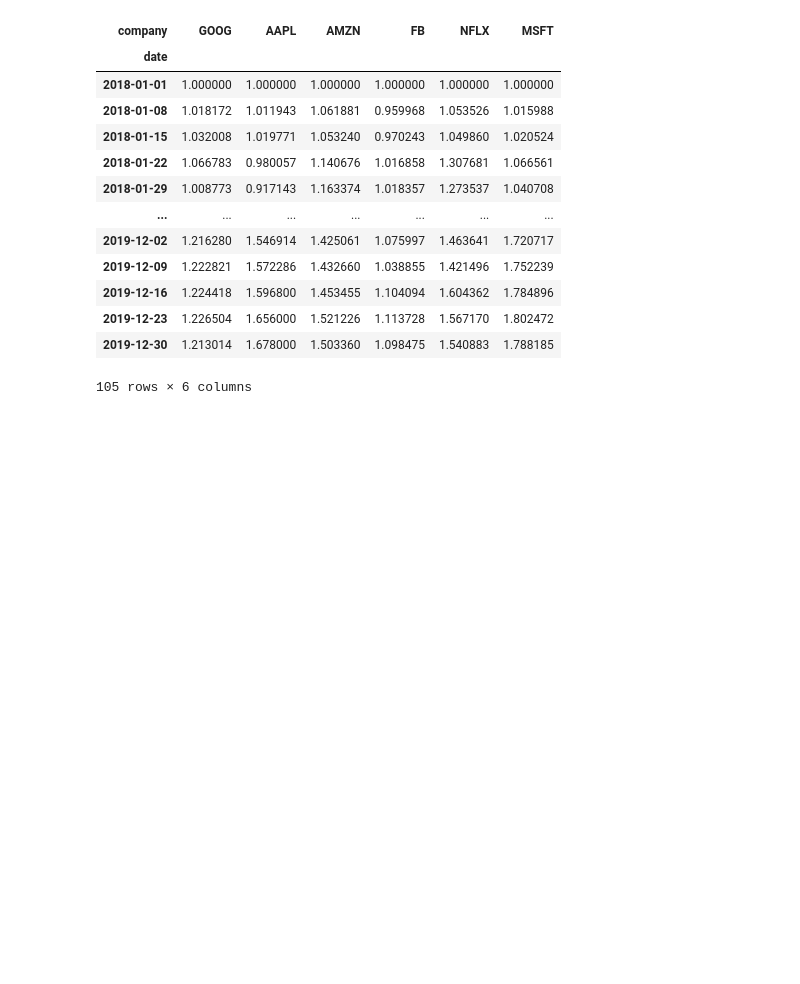
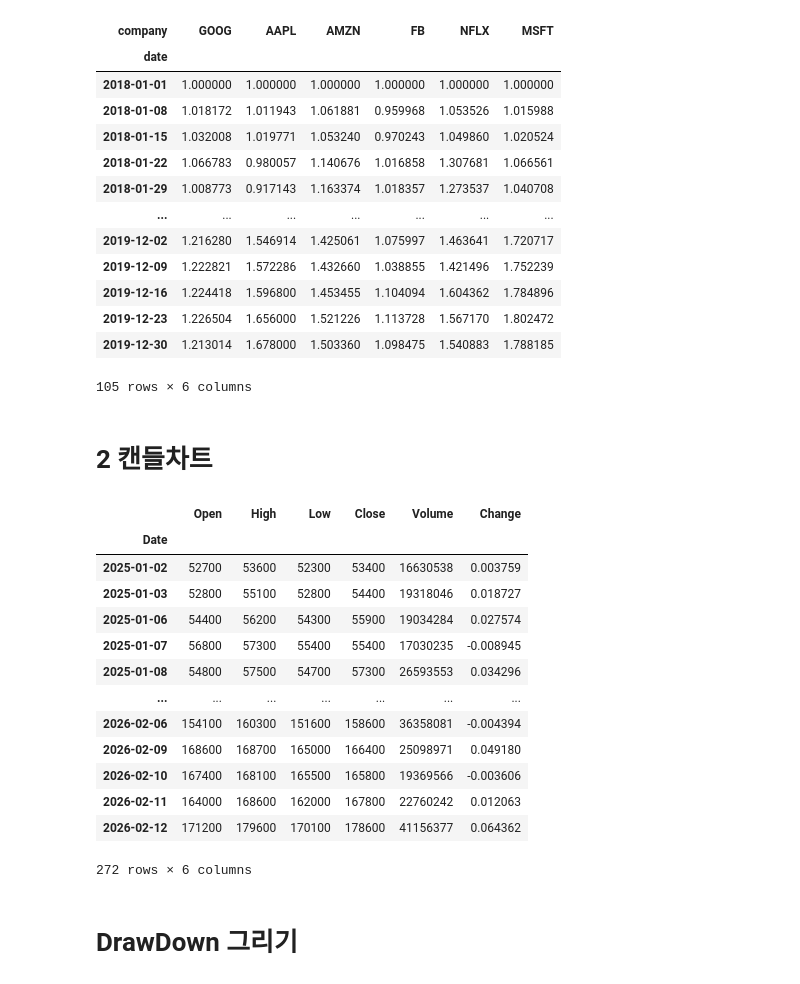
Before and after one commit to bbangwon/finance-study, a Jupyter notebook: study_004.ipynb, the cells around one changed output. Drawn from its saved outputs; the diff is of its cells as text; code cells hidden in the pictures; blank space fills up the shorter version.

```diff
--- a/study_004.ipynb
+++ b/study_004.ipynb
@@ -50,3 +50,56 @@ df
 # %%
 fig = px.area(df, facet_col="company", facet_col_wrap=2)
 fig.show()
+# %% [markdown]
+# 2 캔들차트
+# %%
+def stockDataReader_fn(stock_name, start_date=None, end_date=None):
+    import FinanceDataReader as fdr
+    import datetime
+    import os
+    import pandas as pd
+
+    # 1. 저장 파일 형식에 필요한 Data 불러오기
+    today_year = datetime.datetime.today().year
+    today_month = datetime.datetime.today().month
+    today_day = datetime.datetime.today().day
+
+    # 2. KRX 종목 DataFrame 존재 여부 확인
+    csv_path = "krx_df_{}_{}_{}.csv".format(today_year, today_month, today_day)
+
+    if os.path.isfile(csv_path):
+        krx_df = pd.read_csv(csv_path)
+    else:
+        krx_df = fdr.StockListing("KRX")
+        krx_df.to_csv(csv_path)
+
+    # 3. 종목 코드 찾기
+    if stock_name in krx_df["Name"].values:
+        stock_symbol = krx_df[krx_df["Name"] == stock_name]["Code"].values[0]
+    else:
+        print("해당 종목이 없습니다.")
+        raise "해당 종목이 없습니다."
+
+    stock_df = fdr.DataReader(stock_symbol, start=start_date, end=end_date)
+    return stock_df
+# %%
+stock_name = "삼성전자"
+start_date = "2025"
+
+df = stockDataReader_fn(stock_name, start_date=start_date)
+df
+# %% [output]
+|  | Open | High | Low | Close | Volume | Change |
+| Date |  |  |  |  |  |  |
+| 2025-01-02 | 52700 | 53600 | 52300 | 53400 | 16630538 | 0.003759 |
+| 2025-01-03 | 52800 | 55100 | 52800 | 54400 | 19318046 | 0.018727 |
+| 2025-01-06 | 54400 | 56200 | 54300 | 55900 | 19034284 | 0.027574 |
+| 2025-01-07 | 56800 | 57300 | 55400 | 55400 | 17030235 | -0.008945 |
+| 2025-01-08 | 54800 | 57500 | 54700 | 57300 | 26593553 | 0.034296 |
+| ... | ... | ... | ... | ... | ... | ... |
+| 2026-02-06 | 154100 | 160300 | 151600 | 158600 | 36358081 | -0.004394 |
+| 2026-02-09 | 168600 | 168700 | 165000 | 166400 | 25098971 | 0.049180 |
+| 2026-02-10 | 167400 | 168100 | 165500 | 165800 | 19369566 | -0.003606 |
+| 2026-02-11 | 164000 | 168600 | 162000 | 167800 | 22760242 | 0.012063 |
+| 2026-02-12 | 171200 | 179600 | 170100 | 178600 | 41156377 | 0.064362 |
+272 rows × 6 columns
@@ -52,0 +120,2 @@ fig.show()
+# %% [markdown]
+# DrawDown 그리기
```
Also changed, not shown: parts of 8 cells of this notebook.
